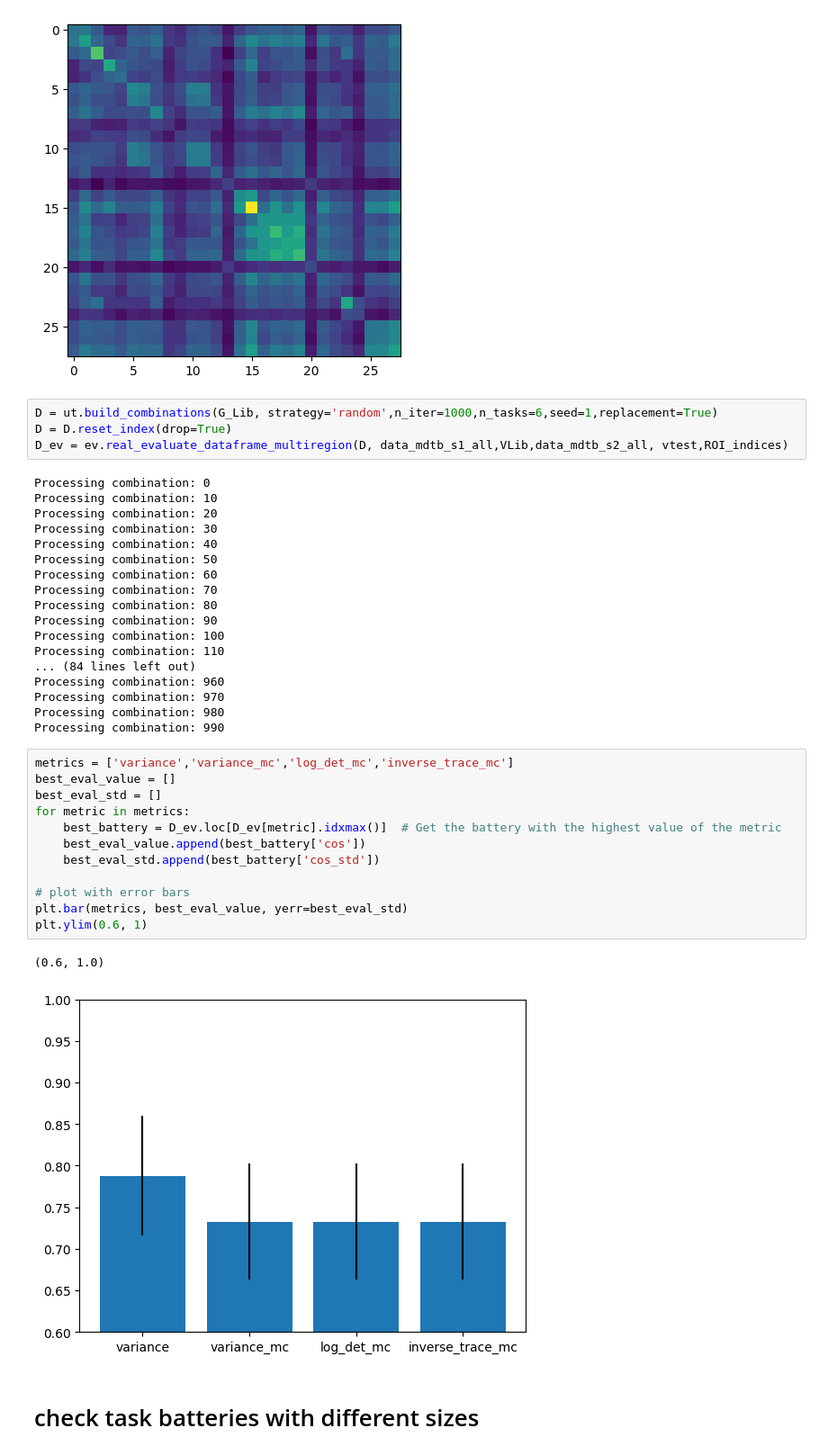
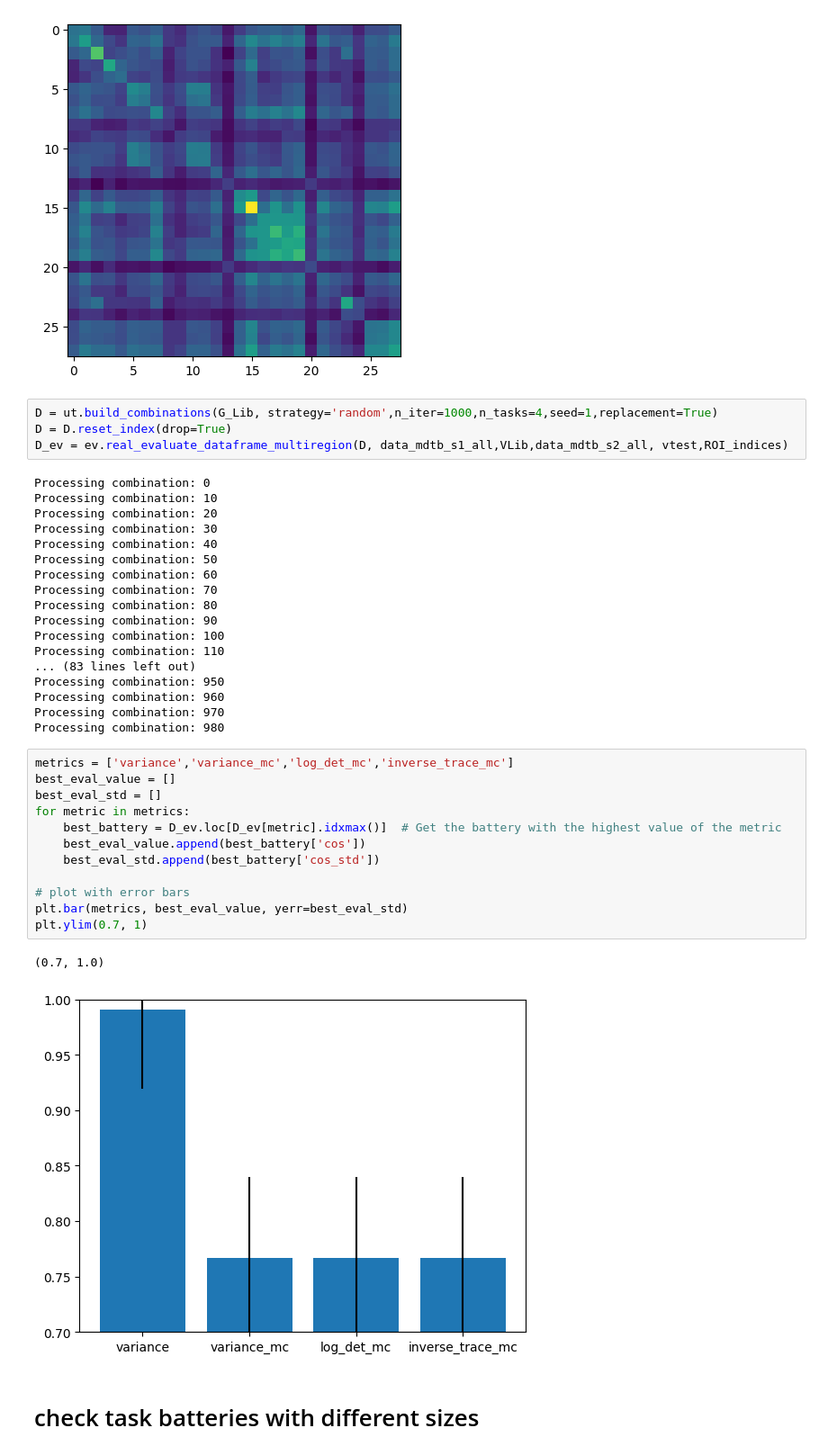
Before and after one commit to DiedrichsenLab/OptimalBattery, a Jupyter notebook: notebooks/6.real_eval_multi_cereb.ipynb, the cells around one changed output. Shown: that part at 90% size. Drawn from its saved outputs; the diff is of its cells as text.

```diff
--- a/notebooks/6.real_eval_multi_cereb.ipynb
+++ b/notebooks/6.real_eval_multi_cereb.ipynb
@@ -131,7 +131,7 @@ plt.imshow(G_Lib)
 <matplotlib.image.AxesImage at 0x...>
 [figure]
 # %%
-D = ut.build_combinations(G_Lib, strategy='random',n_iter=1000,n_tasks=6,seed=1,replacement=True)
+D = ut.build_combinations(G_Lib, strategy='random',n_iter=1000,n_tasks=4,seed=1,replacement=True)
 D = D.reset_index(drop=True)
 D_ev = ev.real_evaluate_dataframe_multiregion(D, data_mdtb_s1_all,VLib,data_mdtb_s2_all, vtest,ROI_indices)
 # %% [output]
@@ -147,26 +147,26 @@ Processing combination: 80
 Processing combination: 90
 Processing combination: 100
 Processing combination: 110
-... (84 lines left out)
+... (83 lines left out)
+Processing combination: 950
 Processing combination: 960
 Processing combination: 970
 Processing combination: 980
-Processing combination: 990
 # %%
 metrics = ['variance','variance_mc','log_det_mc','inverse_trace_mc']
 best_eval_value = []
 best_eval_std = []
 for metric in metrics:
     best_battery = D_ev.loc[D_ev[metric].idxmax()]  # Get the battery with the highest value of the metric
     best_eval_value.append(best_battery['cos'])
     best_eval_std.append(best_battery['cos_std'])
 
 # plot with error bars
 plt.bar(metrics, best_eval_value, yerr=best_eval_std)
-plt.ylim(0.6, 1)
+plt.ylim(0.7, 1)
 # %% [output]
-(0.6, 1.0)
+(0.7, 1.0)
-[figure, old version]
+[figure, new version]
 # %% [markdown]
 # check task batteries with different sizes
 # %%
```
Also changed, not shown: parts of 4 cells of this notebook, 1 other file.
